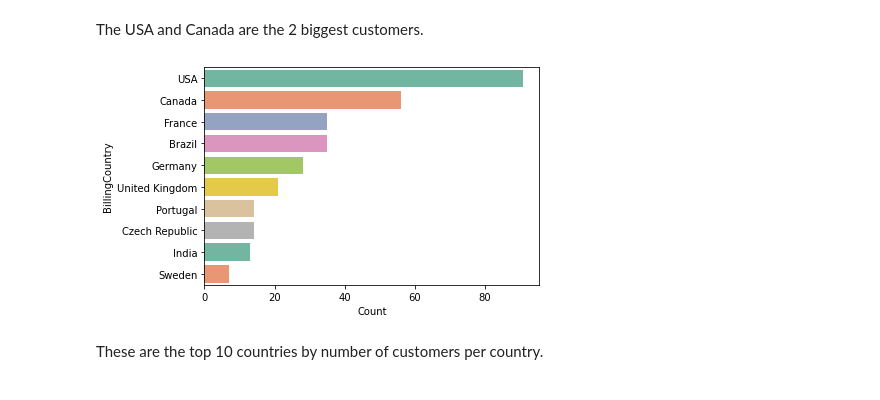
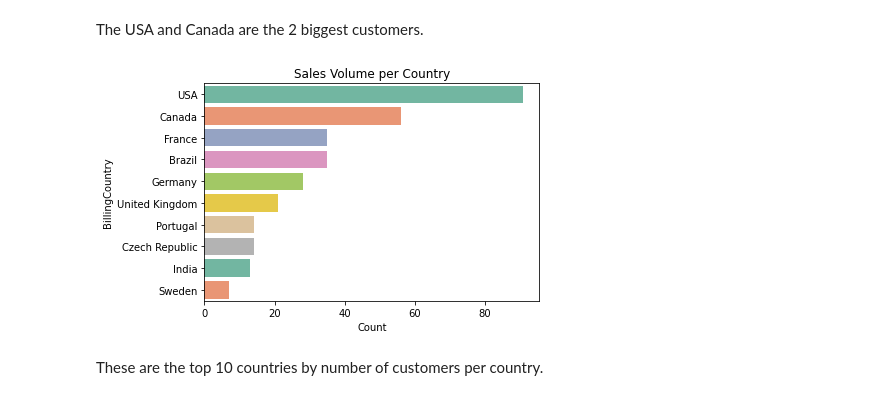
Before and after one commit to alinasansevich/chinook_SQLite_db_analysis, a Jupyter notebook: Chinook_SQLite_database_analysis.ipynb, the cells around one changed output. Saved outputs shown, nothing was run; the diff lists cells and outputs as text; code cells hidden in the pictures.

```diff
--- a/Chinook_SQLite_database_analysis.ipynb
+++ b/Chinook_SQLite_database_analysis.ipynb
@@ -275,9 +278,9 @@ sales_per_country.head()
 # %% [markdown]
 The USA and Canada are the 2 biggest customers.
 # %%
-ax = sns.barplot(x="Count", y="BillingCountry", data=top10_countries, palette='Set2') # palette: https://seaborn.pydata.org/generated/seaborn.color_palette.html#seaborn.color_palette
+ax = sns.barplot(x="Count", y="BillingCountry", data=top10_countries, palette='Set2').set_title("Sales Volume per Country" ) # palette: https://seaborn.pydata.org/generated/seaborn.color_palette.html#seaborn.color_palette
 # %% [output]
-[figure, old version]
+[figure, new version]
 # %% [markdown]
 These are the top 10 countries by number of customers per country.
 # %%
```
Also changed, not shown: parts of 13 cells of this notebook.
